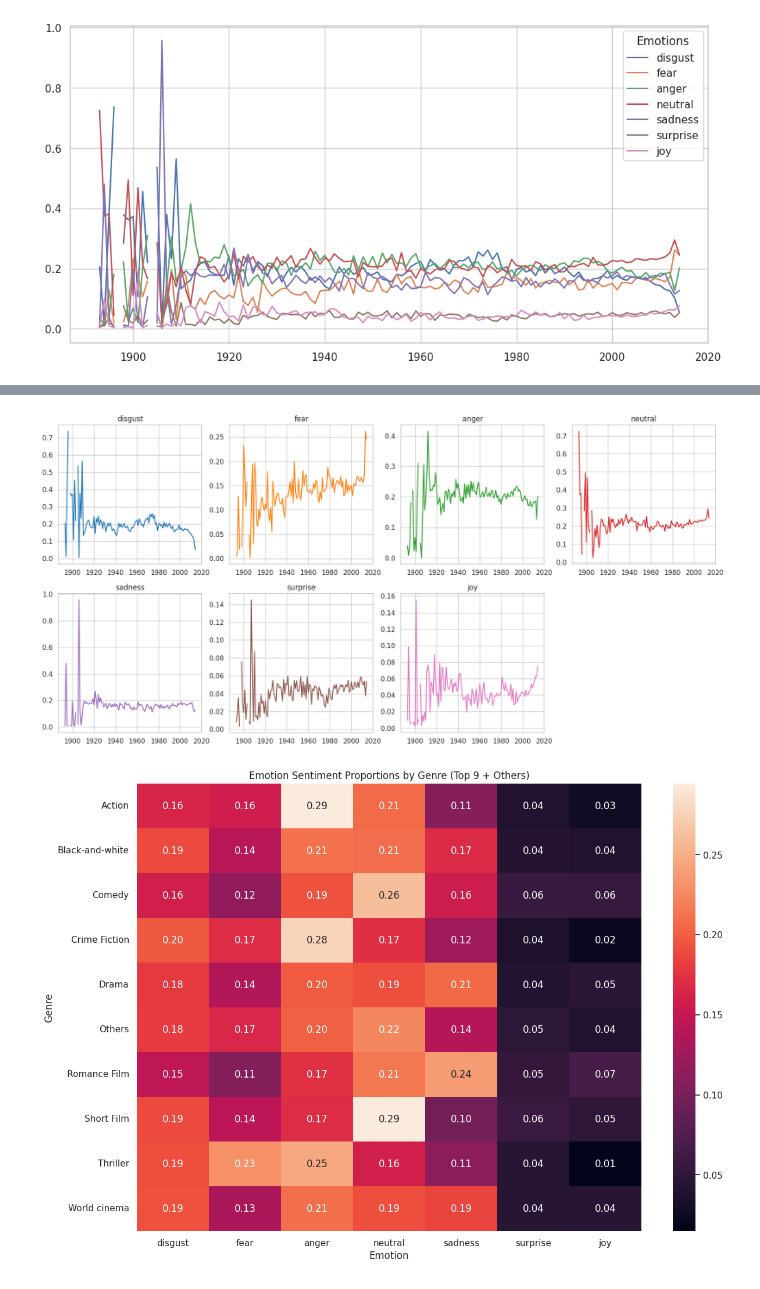
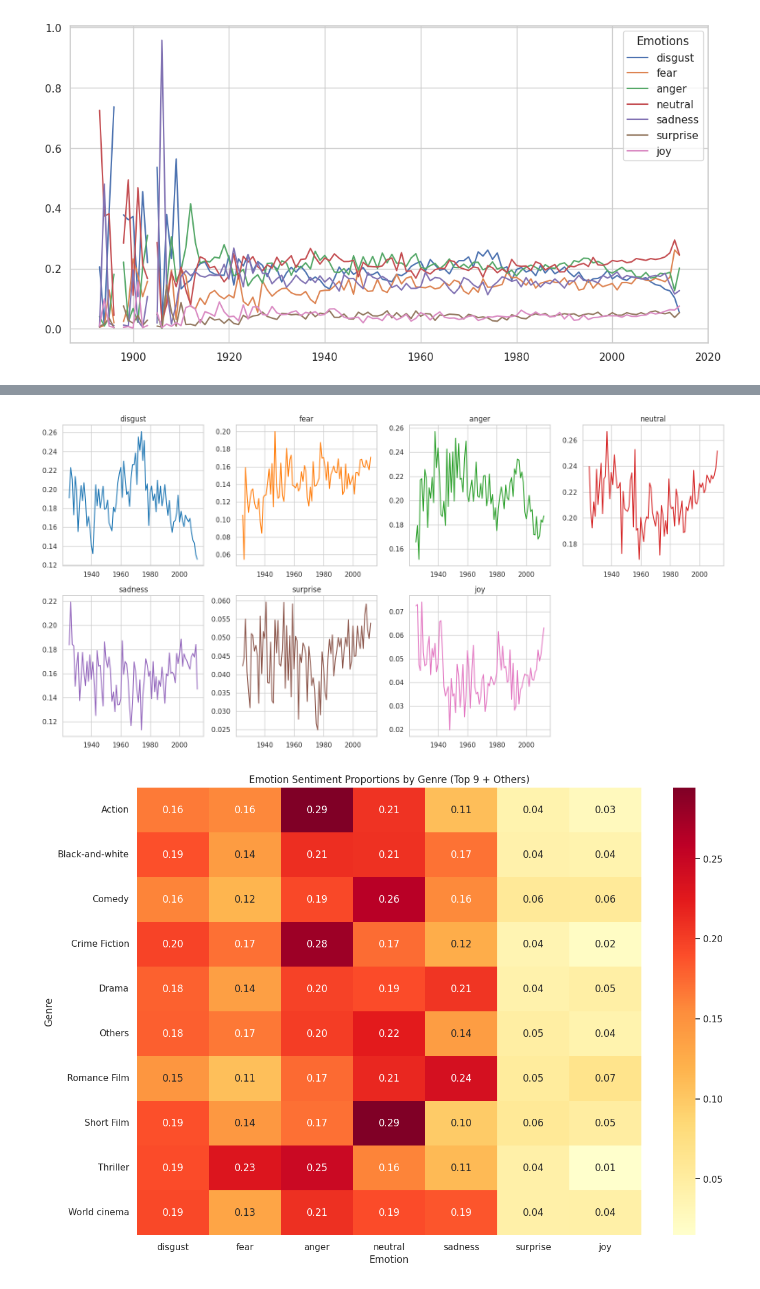
Before and after one commit to epfl-ada/ada-2024-project-phpjj1, a Jupyter notebook: draft_for_meeting.ipynb, the cells around one changed output, grey strips where cells are left out. Saved outputs shown, nothing was run; the diff lists cells and outputs as text; code cells hidden in the pictures.

```diff
--- a/draft_for_meeting.ipynb
+++ b/draft_for_meeting.ipynb
@@ -55,11 +85,11 @@ plt.legend(title='Emotions', loc='best')
 # %%
-num_emotions = len(temp.columns)
+num_emotions = len(emotion_by_time.columns)
 fig, axes = plt.subplots(2, 4, figsize=(16, 8))
 axes = axes.flatten()
-colors = sns.color_palette("tab10", len(temp.columns))
+colors = sns.color_palette("tab10", len(emotion_by_time.columns))
 
-for ax, column, color in zip(axes, temp.columns, colors):
-    ax.plot(temp.index, temp[column], color=color)
+for ax, column, color in zip(axes, emotion_by_time.columns, colors):
+    ax.plot(emotion_by_time.index, emotion_by_time[column], color=color)
     ax.set_title(column)
 
 for ax in axes[num_emotions: ]:
@@ -68,36 +98,36 @@ for ax in axes[num_emotions: ]:
 plt.tight_layout()
 plt.show()
 # %% [output]
-[figure, old version]
+[figure, new version]
 # %%
 emotions_df = pd.DataFrame(emotions_df)
 
 # Expand the genres into individual rows
 emotions_df_expanded = emotions_df.explode('Genres')
 
 # Count the frequency of each genre
 genre_counts = emotions_df_expanded['Genres'].value_counts()
 
 # Get the top 9 genres based on the frequency
 top_genres = genre_counts.nlargest(9).index
 
 # Calculate the mean emotion for each genre
 emotion_data = emotions_df_expanded.groupby('Genres')[['disgust', 'fear', 'anger', 'neutral', 'sadness', 'surprise', 'joy']].mean()
 
 # Group all other genres into 'Others'
 emotion_data['Genre'] = emotion_data.index
 emotion_data.loc[~emotion_data['Genre'].isin(top_genres), 'Genre'] = 'Others'
 
 # Aggregate the 'Others' genres and recalculate proportions
 emotion_data_grouped = emotion_data.groupby('Genre').sum()
 emotion_data_grouped = emotion_data_grouped.div(emotion_data_grouped.sum(axis=1), axis=0)
 
 # Plot the heatmap
 plt.figure(figsize=(14, 10))
-sns.heatmap(emotion_data_grouped, annot=True, fmt='.2f', cbar=True)
+sns.heatmap(emotion_data_grouped, annot=True, fmt='.2f', cbar=True, cmap='YlOrRd')
 plt.title('Emotion Sentiment Proportions by Genre (Top 9 + Others)')
 plt.ylabel('Genre')
 plt.xlabel('Emotion')
 plt.show()
 # %% [output]
-[figure, old version]
+[figure, new version]
```
Also changed, not shown: parts of 8 cells of this notebook.
